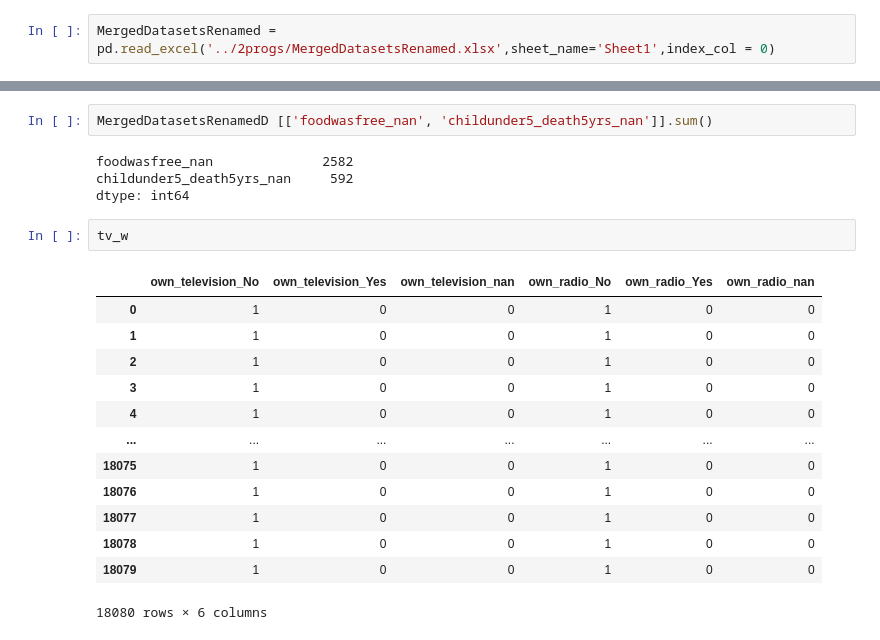
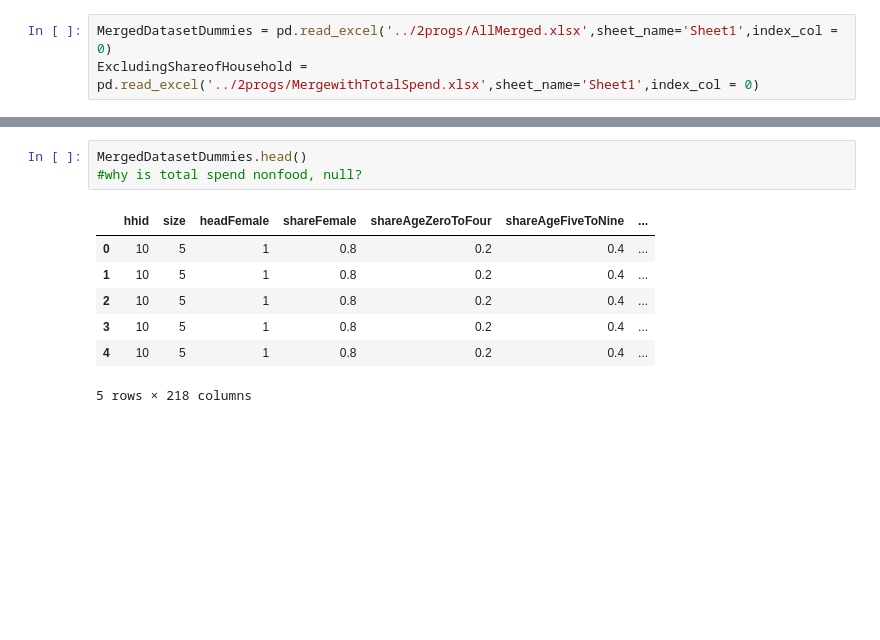
Before and after one commit to Colleen-ODonnell/KenyaPovertyTargetingModel, a Jupyter notebook: 3analysis/Analysis.ipynb, the cells around one changed output, grey strips where cells are left out. Cells and saved outputs as stored; diff of their text form; blank space fills up the shorter version.

```diff
--- a/3analysis/Analysis.ipynb
+++ b/3analysis/Analysis.ipynb
@@ -4,2 +5,3 @@ import pandas as pd
 # %%
-MergedDatasetsRenamed = pd.read_excel('../2progs/MergedDatasetsRenamed.xlsx',sheet_name='Sheet1',index_col = 0)
+MergedDatasetDummies = pd.read_excel('../2progs/AllMerged.xlsx',sheet_name='Sheet1',index_col = 0)
+ExcludingShareofHousehold = pd.read_excel('../2progs/MergewithTotalSpend.xlsx',sheet_name='Sheet1',index_col = 0)
@@ -54,22 +8,11 @@ MergedDatasetsRenamedD = pd.get_dummies(MergedDatasetsRenamed, columns=["own_rad
-# %%
-MergedDatasetsRenamedD [['foodwasfree_nan', 'childunder5_death5yrs_nan']].sum()
-# %% [output]
-foodwasfree_nan              2582
-childunder5_death5yrs_nan     592
-dtype: int64
-# %%
-tv_w
-# %% [output]
-|  | own_television_No | own_television_Yes | own_television_nan | own_radio_No | own_radio_Yes | own_radio_nan |
-| 0 | 1 | 0 | 0 | 1 | 0 | 0 |
-| 1 | 1 | 0 | 0 | 1 | 0 | 0 |
-| 2 | 1 | 0 | 0 | 1 | 0 | 0 |
-| 3 | 1 | 0 | 0 | 1 | 0 | 0 |
-| 4 | 1 | 0 | 0 | 1 | 0 | 0 |
-| ... | ... | ... | ... | ... | ... | ... |
-| 18075 | 1 | 0 | 0 | 1 | 0 | 0 |
-| 18076 | 1 | 0 | 0 | 1 | 0 | 0 |
-| 18077 | 1 | 0 | 0 | 1 | 0 | 0 |
-| 18078 | 1 | 0 | 0 | 1 | 0 | 0 |
-| 18079 | 1 | 0 | 0 | 1 | 0 | 0 |
-18080 rows × 6 columns
+# %%
+MergedDatasetDummies.head()
+#why is total spend nonfood, null?
+# %% [output]
+|  | hhid | size | headFemale | shareFemale | shareAgeZeroToFour | shareAgeFiveToNine | ... |
+| 0 | 10 | 5 | 1 | 0.8 | 0.2 | 0.4 | ... |
+| 1 | 10 | 5 | 1 | 0.8 | 0.2 | 0.4 | ... |
+| 2 | 10 | 5 | 1 | 0.8 | 0.2 | 0.4 | ... |
+| 3 | 10 | 5 | 1 | 0.8 | 0.2 | 0.4 | ... |
+| 4 | 10 | 5 | 1 | 0.8 | 0.2 | 0.4 | ... |
+5 rows × 218 columns
```
Also changed, not shown: parts of 15 cells of this notebook, 20 other files.
